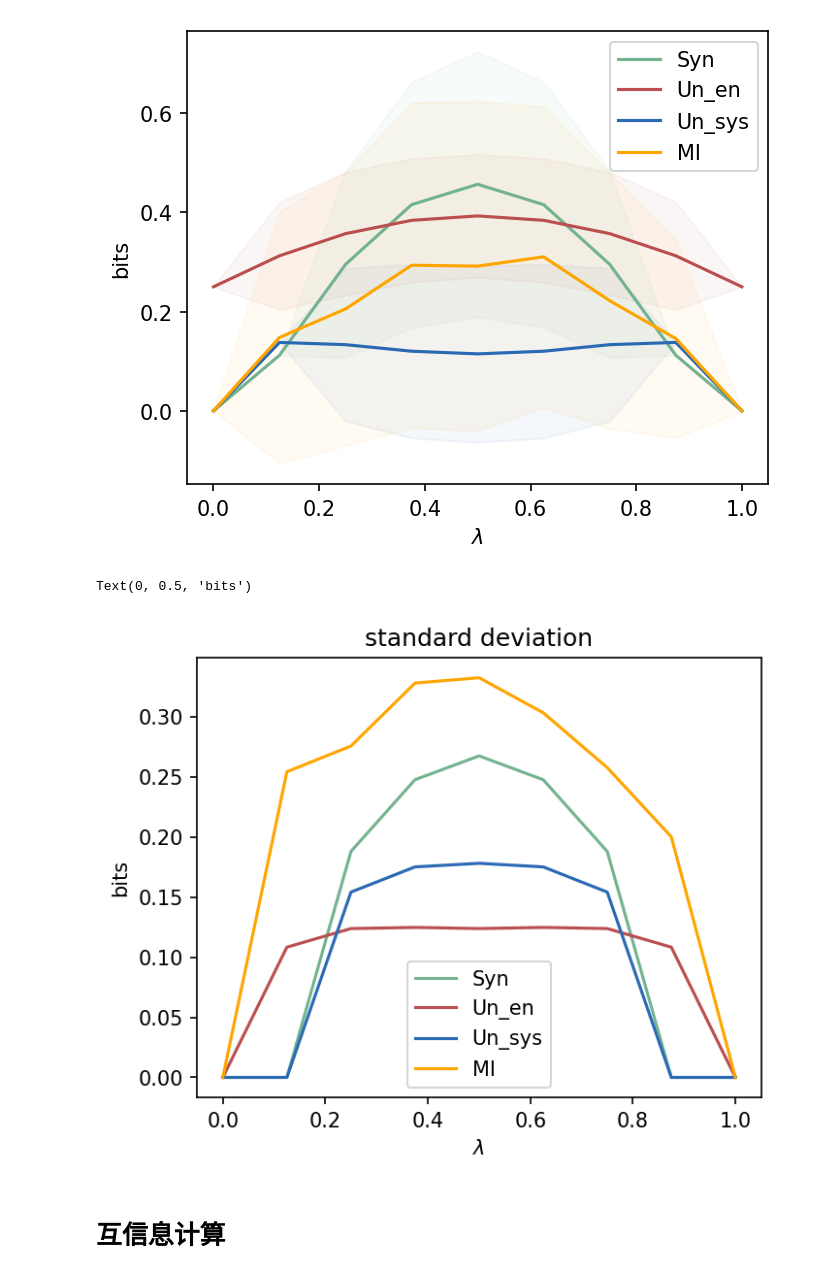
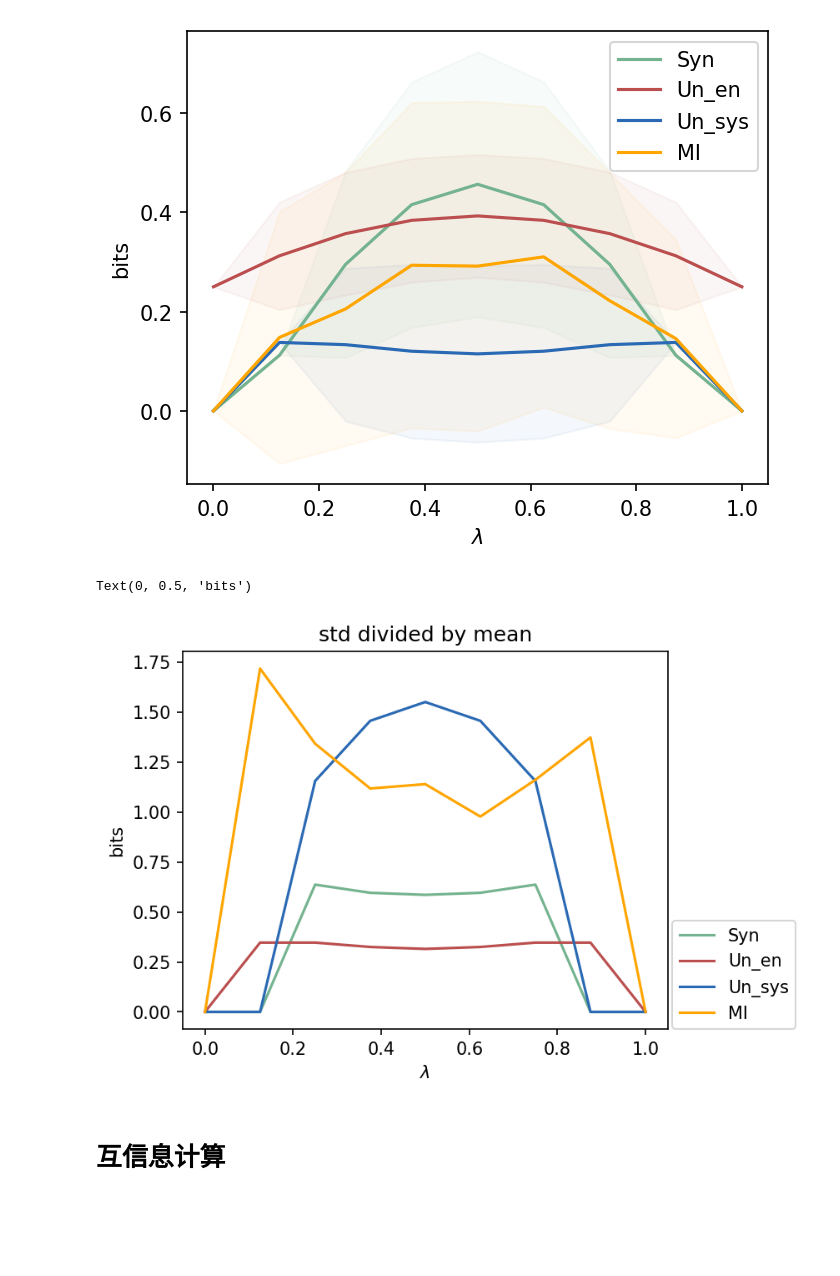
Before and after one commit to Lyn1216/Local-EI-project, a Jupyter notebook: exp/cellular automaton/local_ca.ipynb, the cells around one changed output. Drawn from its saved outputs; the diff is of its cells as text; code cells hidden in the pictures; blank space fills up the shorter version.

```diff
--- a/exp/cellular automaton/local_ca.ipynb
+++ b/exp/cellular automaton/local_ca.ipynb
@@ -269,17 +269,17 @@ plt.legend()
 [figure]
 # %%
 plt.figure(figsize=(5,4), dpi=150)
-plt.plot([i/8 for i in range(9)], std_devs, color='#74B38F', label='Syn')
-plt.plot([i/8 for i in range(9)], std_devs1, color='#BB4F4F', label='Un_en')
-plt.plot([i/8 for i in range(9)], std_devs2, color='#2A69B3', label='Un_sys')
-plt.plot([i/8 for i in range(9)], std_devs4, color='#FFA500', label='MI')
-plt.title("standard deviation")
-plt.legend()
+plt.plot([i/8 for i in range(9)], std_devs/(means+1e-40), color='#74B38F', label='Syn')
+plt.plot([i/8 for i in range(9)], std_devs1/(means1+1e-40), color='#BB4F4F', label='Un_en')
+plt.plot([i/8 for i in range(9)], std_devs2/(means2+1e-40), color='#2A69B3', label='Un_sys')
+plt.plot([i/8 for i in range(9)], std_devs4/(means4+1e-40), color='#FFA500', label='MI')
+plt.title("std divided by mean")
+plt.legend(loc=[1.01, 0])
 plt.xlabel("$\lambda$")
 plt.ylabel("bits")
 # %% [output]
 Text(0, 0.5, 'bits')
-[figure, old version]
+[figure, new version]
 # %% [markdown]
 # 互信息计算
 # %%
```
Also changed, not shown: parts of 2 cells of this notebook, 35 other files.
